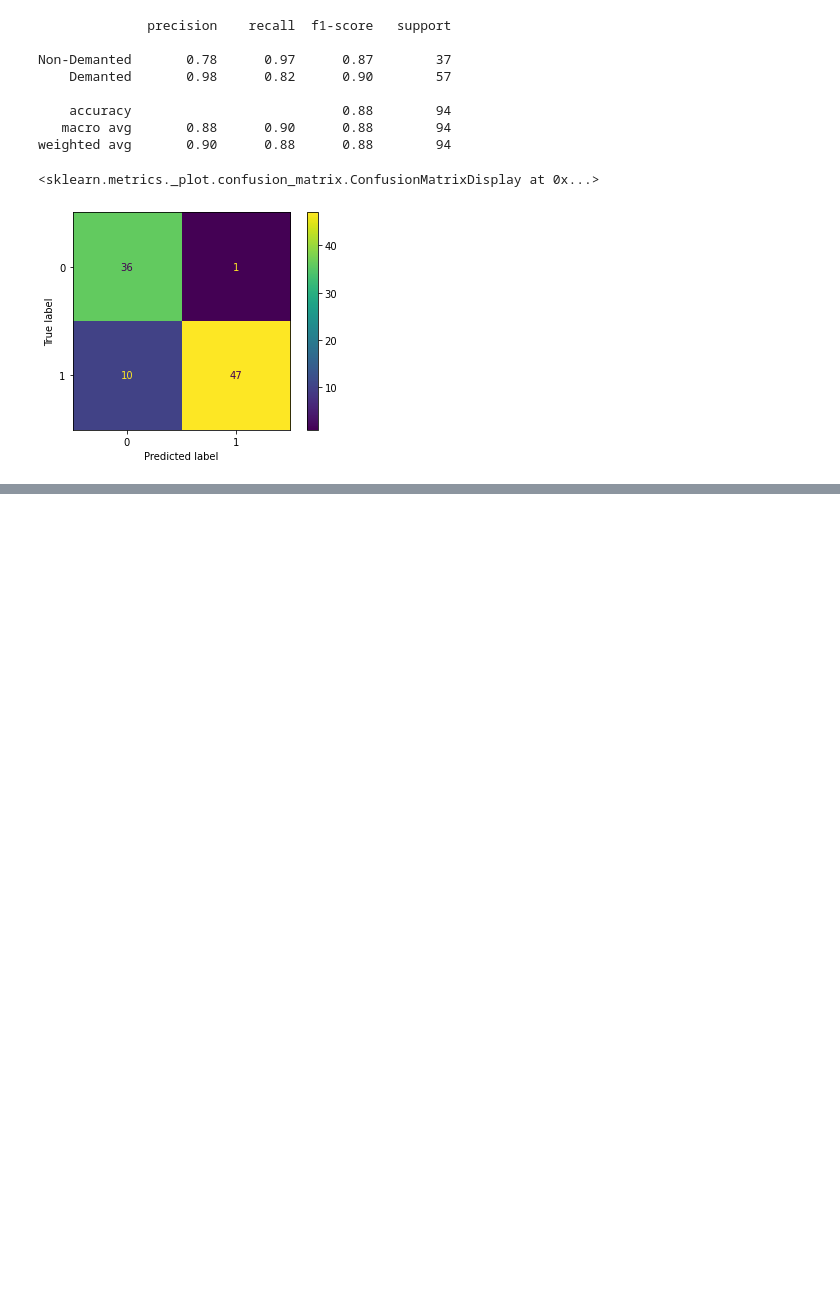
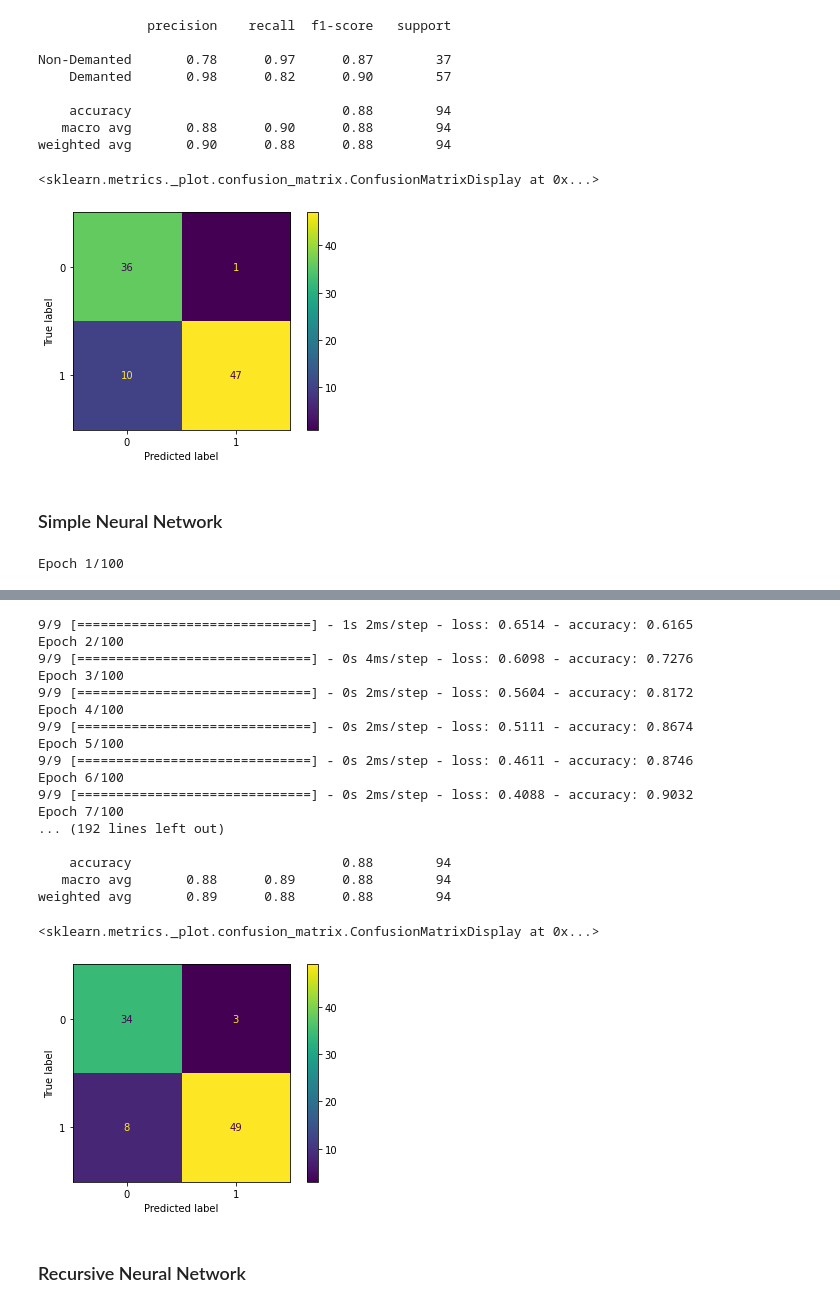
Before and after one commit to amyrmahdy/pets, a Jupyter notebook: AI/classification/oasis_brain_project/brain_mri_v1.ipynb, the cells around one changed output, grey strips where cells are left out. Drawn from its saved outputs; the diff is of its cells as text; code cells hidden in the pictures; blank space fills up the shorter version.

```diff
--- a/AI/classification/oasis_brain_project/brain_mri.ipynb
+++ b/AI/classification/oasis_brain_project/brain_mri_v1.ipynb
@@ -267,6 +285,7 @@ lr.fit(X_train, y_train)
 lr_prediction = lr.predict(X_test)
 print(classification_report(y_test,lr_prediction, target_names= ["Non-Demanted", "Demanted"]))
 lr_conf = confusion_matrix(y_test,lr_prediction)
+model_details.append(["LogisticRegression", round(f1_score(y_test,lr_prediction, average = "weighted") * 100,4),lr_conf[1,0]])
 lr_plot_conf = ConfusionMatrixDisplay(lr_conf)
 lr_plot_conf.plot()
 # %% [output]
@@ -288,8 +307,9 @@ rfc.fit(X_train, y_train)
 rfc_prediction = rfc.predict(X_test)
 print(classification_report(y_test,rfc_prediction, target_names= ["Non-Demanted", "Demanted"]))
 rfc_conf = confusion_matrix(y_test,rfc_prediction)
-rfc_conf_plot_conf = ConfusionMatrixDisplay(rfc_conf)
-rfc_conf_plot_conf.plot()
+model_details.append(["RandomForestClassifier", round(f1_score(y_test,rfc_prediction, average = "weighted") * 100,4),rfc_conf[1,0]])
+rfc_plot_conf = ConfusionMatrixDisplay(rfc_conf)
+rfc_plot_conf.plot()
 # %% [output]
               precision    recall  f1-score   support
 
@@ -309,8 +329,9 @@ lsvc.fit(X_train, y_train)
 lsvc_prediction = lsvc.predict(X_test)
 print(classification_report(y_test,lsvc_prediction, target_names= ["Non-Demanted", "Demanted"]))
 lsvc_conf = confusion_matrix(y_test,lsvc_prediction)
-lsvc_conf_plot_conf = ConfusionMatrixDisplay(lsvc_conf)
-lsvc_conf_plot_conf.plot()
+model_details.append(["LinearSVC", round(f1_score(y_test,lsvc_prediction, average = "weighted") * 100,4),lsvc_conf[1,0]])
+lsvc_plot_conf = ConfusionMatrixDisplay(lsvc_conf)
+lsvc_plot_conf.plot()
 # %% [output]
               precision    recall  f1-score   support
 
@@ -322,3 +343,26 @@ Non-Demanted       0.78      0.97      0.87        37
 weighted avg       0.90      0.88      0.88        94
 <sklearn.metrics._plot.confusion_matrix.ConfusionMatrixDisplay at 0x...>
 [figure]
+# %% [markdown]
+### Simple Neural Network
+# %%
+def build_snn():
+    snn = tf.keras.Sequential()
+    snn.add(tf.keras.layers.InputLayer(X_train.shape[1],))
+    snn.add(tf.keras.layers.Dense(100,activation = "relu"))
+    snn.add(tf.keras.layers.Dense(50,activation = "relu"))
+    snn.add(tf.keras.layers.Dense(1,activation = "sigmoid"))
+    snn.compile(loss = "binary_crossentropy", optimizer = "adam", metrics = ["accuracy"])
+    return snn
+# %%
+snn = build_snn()
+snn.fit(X_train, y_train, epochs = 100)
+not_final_snn_prediction = snn.predict(X_test)
+snn_prediction = np.where(not_final_snn_prediction > 0.1, 1, 0)
+print(classification_report(y_test,snn_prediction, target_names= ["Non-Demanted", "Demanted"]))
+snn_conf = confusion_matrix(y_test,snn_prediction)
+model_details.append(["SNN", round(f1_score(y_test,snn_prediction, average = "weighted") * 100,4),snn_conf[1,0]])
+snn_plot_conf = ConfusionMatrixDisplay(snn_conf)
+snn_plot_conf.plot()
+# %% [output]
+Epoch 1/100
@@ -324,0 +374,21 @@ weighted avg       0.90      0.88      0.88        94
+9/9 [==============================] - 1s 2ms/step - loss: 0.6514 - accuracy: 0.6165
+Epoch 2/100
+9/9 [==============================] - 0s 4ms/step - loss: 0.6098 - accuracy: 0.7276
+Epoch 3/100
+9/9 [==============================] - 0s 2ms/step - loss: 0.5604 - accuracy: 0.8172
+Epoch 4/100
+9/9 [==============================] - 0s 2ms/step - loss: 0.5111 - accuracy: 0.8674
+Epoch 5/100
+9/9 [==============================] - 0s 2ms/step - loss: 0.4611 - accuracy: 0.8746
+Epoch 6/100
+9/9 [==============================] - 0s 2ms/step - loss: 0.4088 - accuracy: 0.9032
+Epoch 7/100
+... (192 lines left out)
+
+    accuracy                           0.88        94
+   macro avg       0.88      0.89      0.88        94
+weighted avg       0.89      0.88      0.88        94
+<sklearn.metrics._plot.confusion_matrix.ConfusionMatrixDisplay at 0x...>
+[figure, added]
+# %% [markdown]
+### Recursive Neural Network
```
Also changed, not shown: parts of 12 cells of this notebook, 4 other files.
